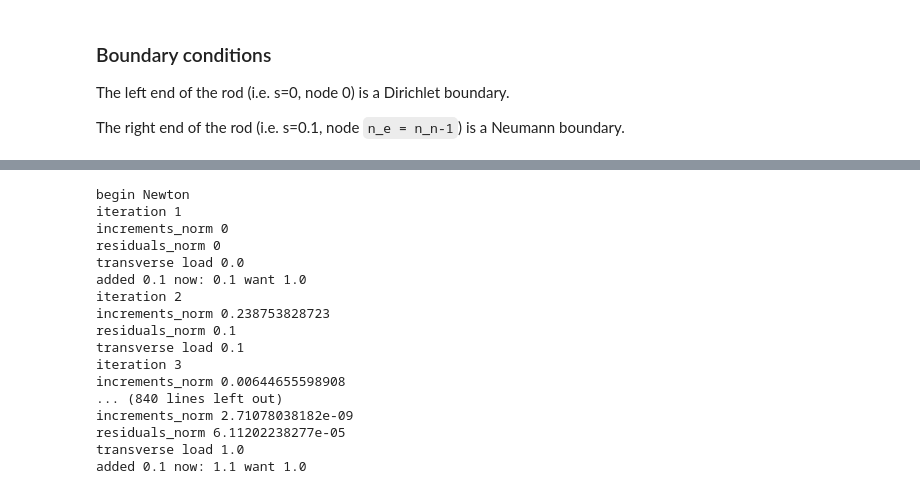
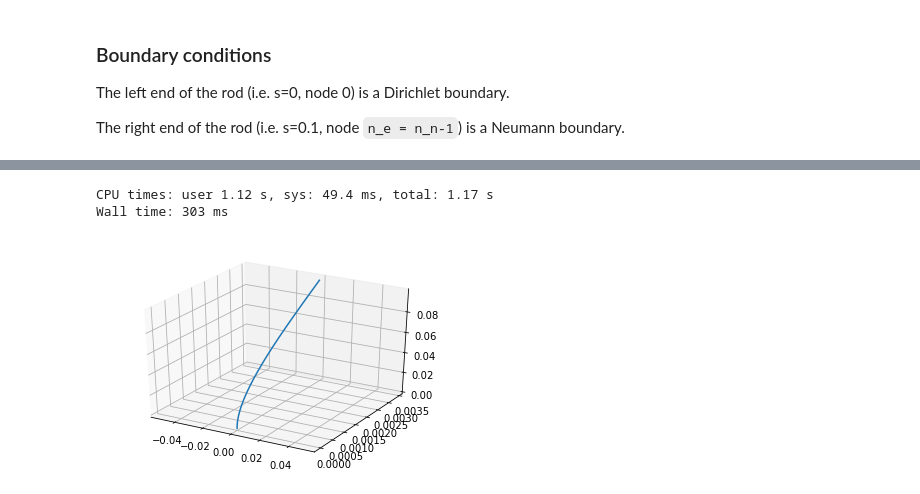
Before and after one commit to MarkusLohmayer/rodigan, a Jupyter notebook: ElasticRods.ipynb, the cells around one changed output, grey strips where cells are left out. Drawn from its saved outputs; the diff is of its cells as text; code cells hidden in the pictures.

```diff
--- a/ElasticRods.ipynb
+++ b/ElasticRods.ipynb
@@ -313,22 +313,11 @@ def jacobmat(increments, second_strain_invariant):
     return increments_norm, residuals_norm
 # %%
 b1[1] = 1
-staticsolver()
+%time staticsolver()
 # %% [output]
-begin Newton
-iteration 1
-increments_norm 0
-residuals_norm 0
-transverse load 0.0
-added 0.1 now: 0.1 want 1.0
-iteration 2
-increments_norm 0.238753828723
-residuals_norm 0.1
-transverse load 0.1
-iteration 3
-increments_norm 0.00644655598908
-... (840 lines left out)
-increments_norm 2.71078038182e-09
-residuals_norm 6.11202238277e-05
-transverse load 1.0
-added 0.1 now: 1.1 want 1.0
+CPU times: user 1.12 s, sys: 49.4 ms, total: 1.17 s
+Wall time: 303 ms
+# %%
+auxiliary.plot_centerline(centerline)
+# %% [output]
+[figure, added]
```
Also changed, not shown: parts of 7 cells of this notebook, 2 other files.
